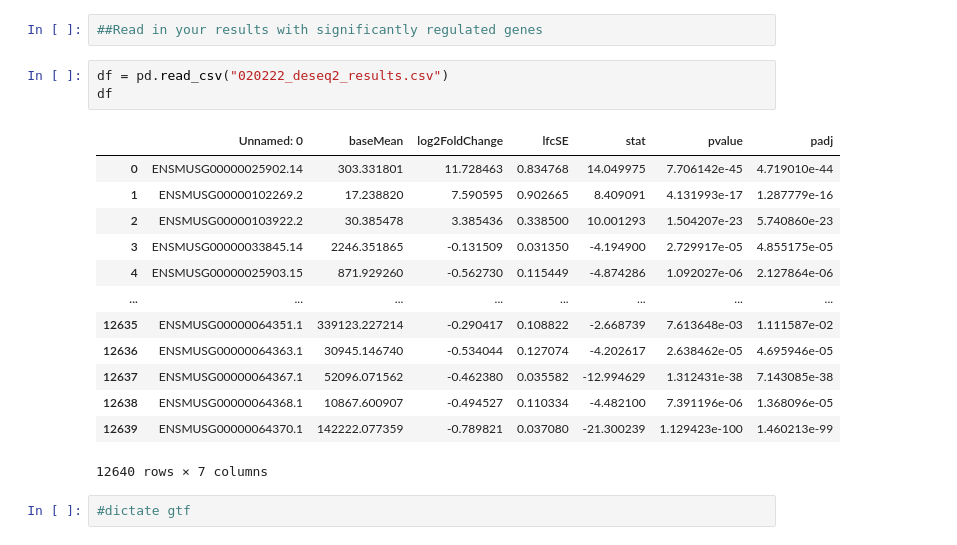
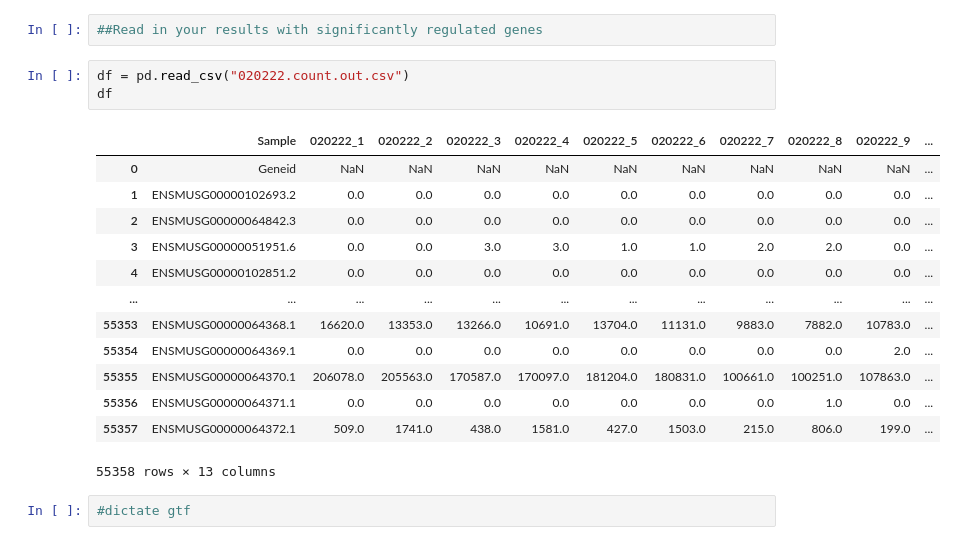
Before and after one commit to erichanse/RNASeqCode, a Jupyter notebook: Kong_RNASeq/Adding gene names.ipynb, the cells around one changed output. Drawn from its saved outputs; the diff is of its cells as text.

```diff
--- a/Kong_RNASeq/Adding gene names.ipynb
+++ b/Kong_RNASeq/Adding gene names.ipynb
@@ -136,22 +136,22 @@ import pandas as pd
 # %%
 ##Read in your results with significantly regulated genes
 # %%
-df = pd.read_csv("020222_deseq2_results.csv")
+df = pd.read_csv("020222.count.out.csv")
 df
 # %% [output]
-|  | Unnamed: 0 | baseMean | log2FoldChange | lfcSE | stat | pvalue | padj |
-| 0 | ENSMUSG00000025902.14 | 303.331801 | 11.728463 | 0.834768 | 14.049975 | 7.706142e-45 | 4.719010e-44 |
-| 1 | ENSMUSG00000102269.2 | 17.238820 | 7.590595 | 0.902665 | 8.409091 | 4.131993e-17 | 1.287779e-16 |
-| 2 | ENSMUSG00000103922.2 | 30.385478 | 3.385436 | 0.338500 | 10.001293 | 1.504207e-23 | 5.740860e-23 |
-| 3 | ENSMUSG00000033845.14 | 2246.351865 | -0.131509 | 0.031350 | -4.194900 | 2.729917e-05 | 4.855175e-05 |
-| 4 | ENSMUSG00000025903.15 | 871.929260 | -0.562730 | 0.115449 | -4.874286 | 1.092027e-06 | 2.127864e-06 |
-| ... | ... | ... | ... | ... | ... | ... | ... |
-| 12635 | ENSMUSG00000064351.1 | 339123.227214 | -0.290417 | 0.108822 | -2.668739 | 7.613648e-03 | 1.111587e-02 |
-| 12636 | ENSMUSG00000064363.1 | 30945.146740 | -0.534044 | 0.127074 | -4.202617 | 2.638462e-05 | 4.695946e-05 |
-| 12637 | ENSMUSG00000064367.1 | 52096.071562 | -0.462380 | 0.035582 | -12.994629 | 1.312431e-38 | 7.143085e-38 |
-| 12638 | ENSMUSG00000064368.1 | 10867.600907 | -0.494527 | 0.110334 | -4.482100 | 7.391196e-06 | 1.368096e-05 |
-| 12639 | ENSMUSG00000064370.1 | 142222.077359 | -0.789821 | 0.037080 | -21.300239 | 1.129423e-100 | 1.460213e-99 |
+|  | Sample | 020222_1 | 020222_2 | 020222_3 | 020222_4 | 020222_5 | 020222_6 | 020222_7 | 020222_8 | 020222_9 | ... |
+| 0 | Geneid | NaN | NaN | NaN | NaN | NaN | NaN | NaN | NaN | NaN | ... |
+| 1 | ENSMUSG00000102693.2 | 0.0 | 0.0 | 0.0 | 0.0 | 0.0 | 0.0 | 0.0 | 0.0 | 0.0 | ... |
+| 2 | ENSMUSG00000064842.3 | 0.0 | 0.0 | 0.0 | 0.0 | 0.0 | 0.0 | 0.0 | 0.0 | 0.0 | ... |
+| 3 | ENSMUSG00000051951.6 | 0.0 | 0.0 | 3.0 | 3.0 | 1.0 | 1.0 | 2.0 | 2.0 | 0.0 | ... |
+| 4 | ENSMUSG00000102851.2 | 0.0 | 0.0 | 0.0 | 0.0 | 0.0 | 0.0 | 0.0 | 0.0 | 0.0 | ... |
+| ... | ... | ... | ... | ... | ... | ... | ... | ... | ... | ... | ... |
+| 55353 | ENSMUSG00000064368.1 | 16620.0 | 13353.0 | 13266.0 | 10691.0 | 13704.0 | 11131.0 | 9883.0 | 7882.0 | 10783.0 | ... |
+| 55354 | ENSMUSG00000064369.1 | 0.0 | 0.0 | 0.0 | 0.0 | 0.0 | 0.0 | 0.0 | 0.0 | 2.0 | ... |
+| 55355 | ENSMUSG00000064370.1 | 206078.0 | 205563.0 | 170587.0 | 170097.0 | 181204.0 | 180831.0 | 100661.0 | 100251.0 | 107863.0 | ... |
+| 55356 | ENSMUSG00000064371.1 | 0.0 | 0.0 | 0.0 | 0.0 | 0.0 | 0.0 | 0.0 | 1.0 | 0.0 | ... |
+| 55357 | ENSMUSG00000064372.1 | 509.0 | 1741.0 | 438.0 | 1581.0 | 427.0 | 1503.0 | 215.0 | 806.0 | 199.0 | ... |
-12640 rows × 7 columns
+55358 rows × 13 columns
 # %%
 #dictate gtf
 # %%
```
Also changed, not shown: parts of 7 cells of this notebook.
